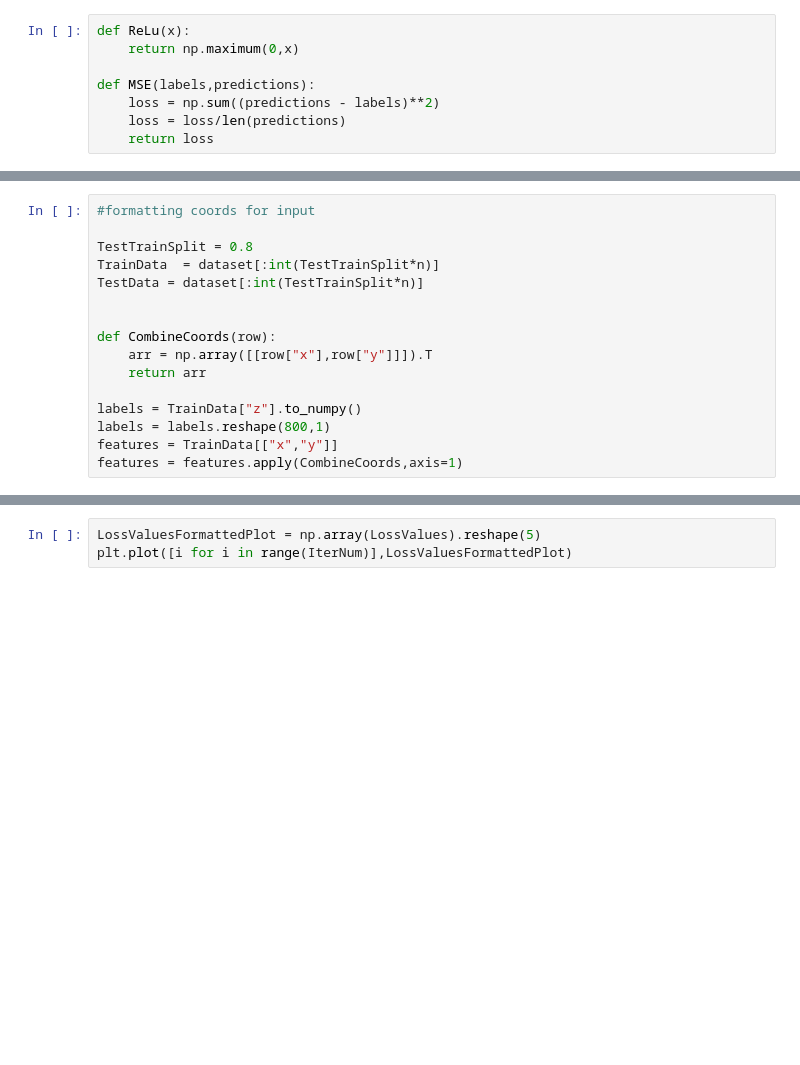
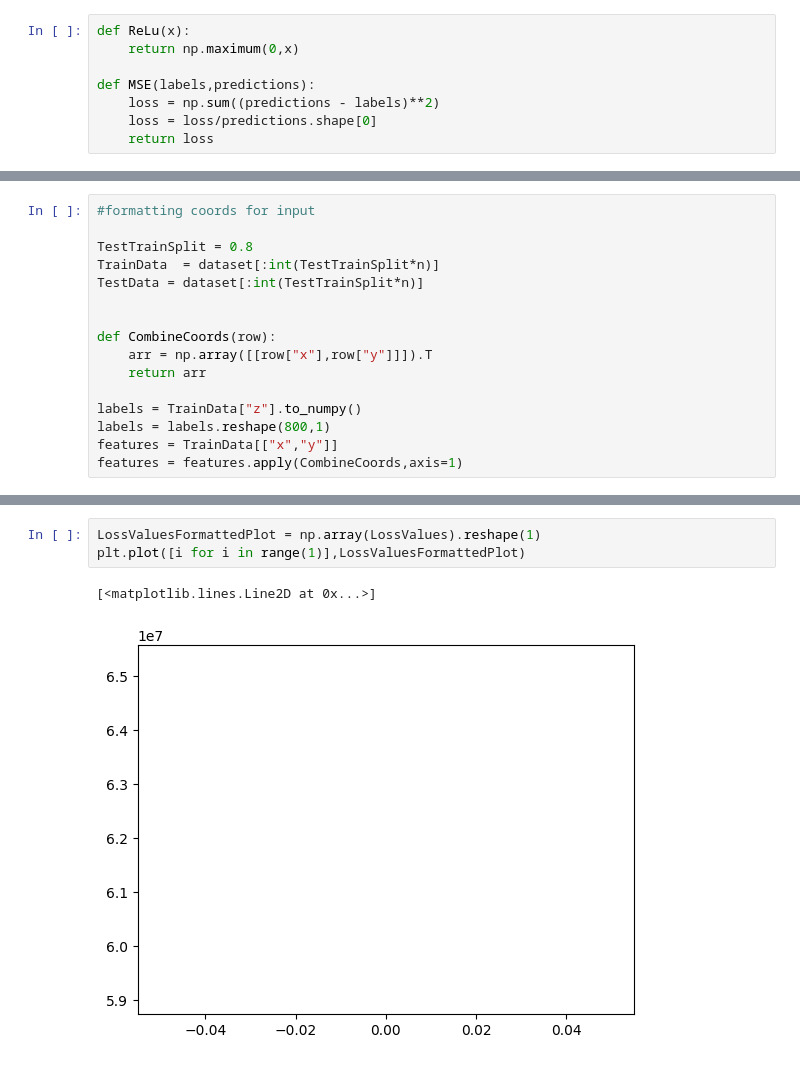
Before and after one commit to Arhy-hub/NeuralNet, a Jupyter notebook: NeuralNet.ipynb, the cells around one changed output, grey strips where cells are left out. Saved outputs shown, nothing was run; the diff lists cells and outputs as text; blank space fills up the shorter version.

```diff
--- a/NeuralNet.ipynb
+++ b/NeuralNet.ipynb
@@ -116,7 +116,7 @@ def ReLu(x):
 
 def MSE(labels,predictions):
     loss = np.sum((predictions - labels)**2)
-    loss = loss/len(predictions)
+    loss = loss/predictions.shape[0]
     return loss
 # %%
 #LayerWidths -> an arr storing the number of neurons in the (k+1)th layer (left to right)
@@ -194,3 +209,6 @@ dLda3 = GradL@(np.ones((800,1))@(fnn.layers[-1].weights))
 # %%
-LossValuesFormattedPlot = np.array(LossValues).reshape(5)
-plt.plot([i for i in range(IterNum)],LossValuesFormattedPlot)
+LossValuesFormattedPlot = np.array(LossValues).reshape(1)
+plt.plot([i for i in range(1)],LossValuesFormattedPlot)
+# %% [output]
+[<matplotlib.lines.Line2D at 0x...>]
+[figure, added]
```
Also changed, not shown: parts of 2 cells of this notebook.
